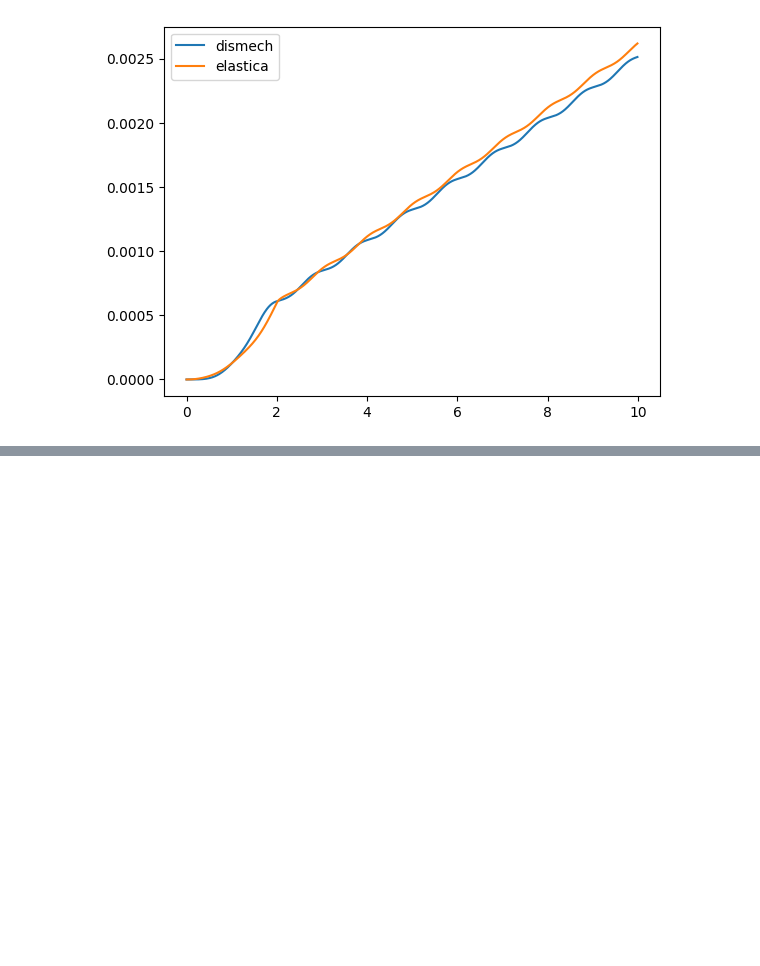
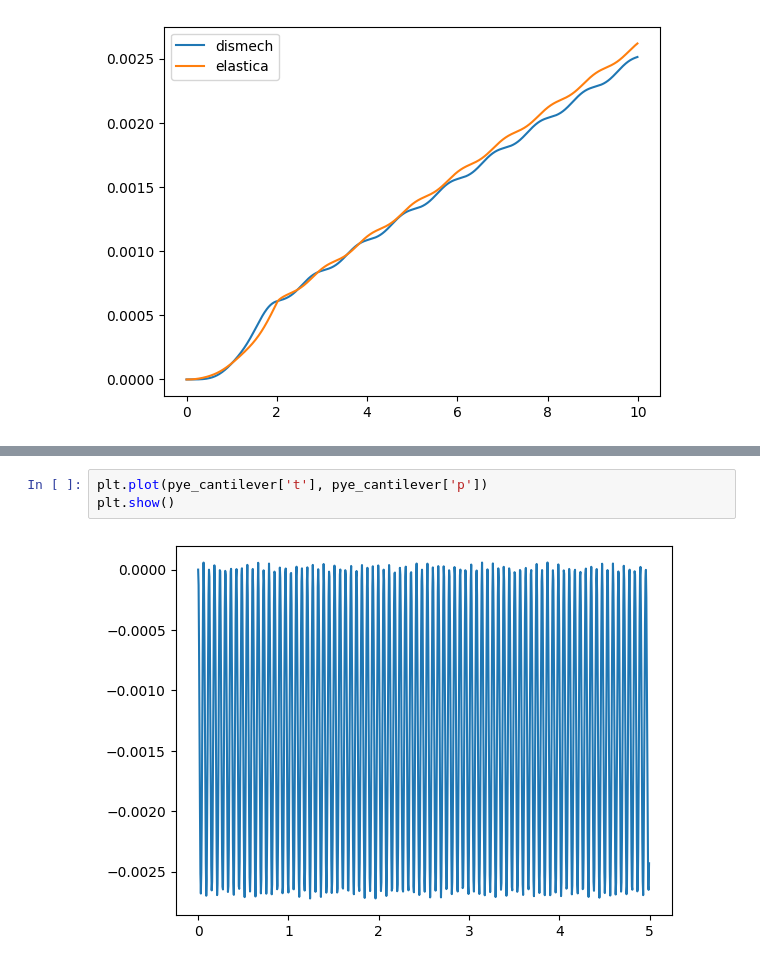
Before and after one commit to StructuresComp/dismech-python, a Jupyter notebook: data/viz.ipynb, the cells around one changed output, grey strips where cells are left out. Drawn from its saved outputs; the diff is of its cells as text; blank space fills up the shorter version.

```diff
--- a/data/viz.ipynb
+++ b/data/viz.ipynb
@@ -106,0 +112,5 @@ plt.show()
+# %%
+plt.plot(pye_cantilever['t'], pye_cantilever['p'])
+plt.show()
+# %% [output]
+[figure, added]
```
Also changed, not shown: parts of 1 cell of this notebook.
